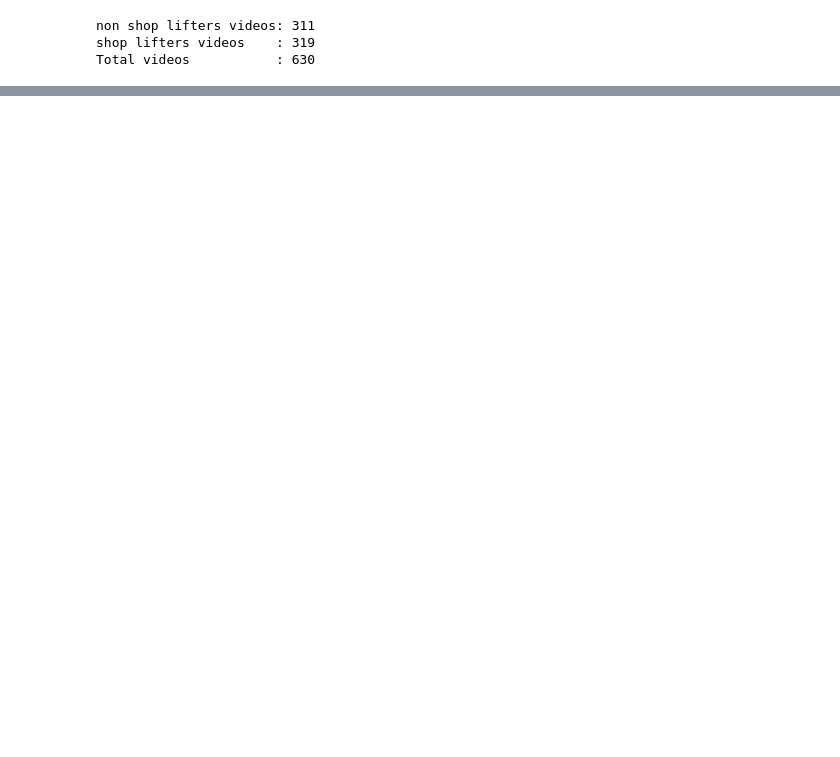
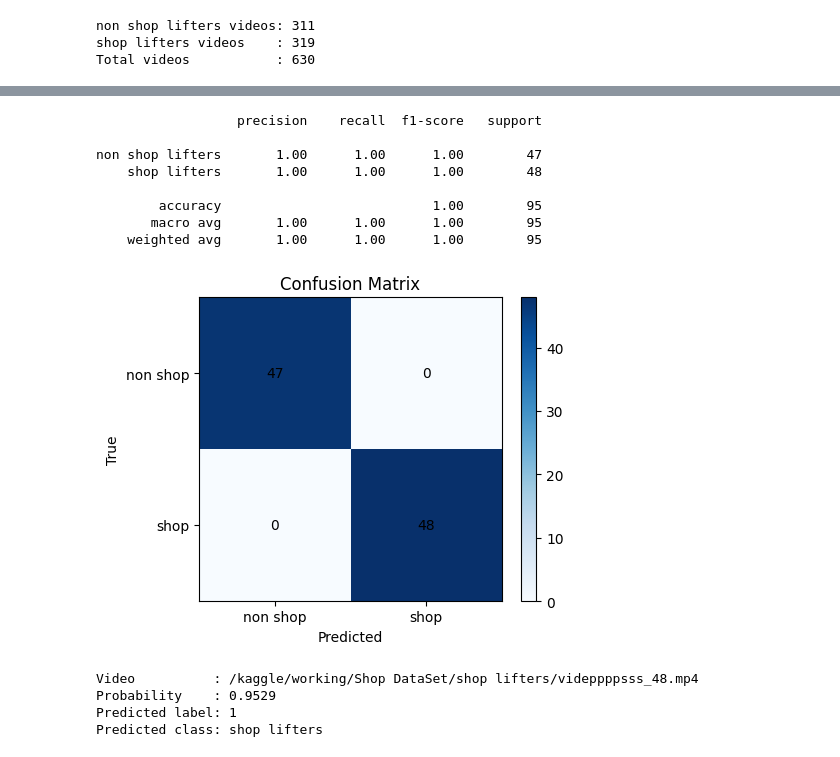
Before and after one commit to mohamedhazem889/Shoplifting-Classification, a Jupyter notebook: pretrained.ipynb, the cells around one changed output, grey strips where cells are left out. Cells and saved outputs as stored; diff of their text form; code cells hidden in the pictures; blank space fills up the shorter version.

```diff
--- a/pretrained.ipynb
+++ b/pretrained.ipynb
@@ -742,0 +491,48 @@ Predicted class: non shop lifters
+# %%
+print(classification_report(all_labels.astype(int), all_preds,
+                             target_names=["non shop lifters", "shop lifters"]))
+
+cm = confusion_matrix(all_labels.astype(int), all_preds)
+plt.figure(figsize=(5, 4))
+plt.imshow(cm, cmap="Blues")
+plt.title("Confusion Matrix")
+plt.colorbar()
+plt.xticks([0, 1], ["non shop", "shop"])
+plt.yticks([0, 1], ["non shop", "shop"])
+for i in range(cm.shape[0]):
+    for j in range(cm.shape[1]):
+        plt.text(j, i, cm[i, j], ha="center", va="center", color="black")
+plt.xlabel("Predicted"); plt.ylabel("True")
+plt.tight_layout(); plt.show()
+# %% [output]
+                  precision    recall  f1-score   support
+
+non shop lifters       1.00      1.00      1.00        47
+    shop lifters       1.00      1.00      1.00        48
+
+        accuracy                           1.00        95
+       macro avg       1.00      1.00      1.00        95
+    weighted avg       1.00      1.00      1.00        95
+[figure, added]
+# %%
+def predict_single_video(model, video_path, seq_len=16, img_size=112, device=DEVICE):
+    model.eval()
+    video = preprocess_video(video_path, seq_len=seq_len, img_size=img_size, augment=False)
+    x     = torch.tensor(video).unsqueeze(0).to(device)   # (1, C, T, H, W)
+    with torch.no_grad():
+        prob = torch.sigmoid(model(x)).item()
+    label      = 1 if prob > 0.5 else 0
+    class_name = "shop lifters" if label == 1 else "non shop lifters"
+    return prob, label, class_name
+
+sample_video = test_df.iloc[0]["path"]
+prob, label, class_name = predict_single_video(model, sample_video)
+print("Video          :", sample_video)
+print("Probability    :", f"{prob:.4f}")
+print("Predicted label:", label)
+print("Predicted class:", class_name)
+# %% [output]
+Video          : /kaggle/working/Shop DataSet/shop lifters/videppppsss_48.mp4
+Probability    : 0.9529
+Predicted label: 1
+Predicted class: shop lifters
```
Also changed, not shown: parts of 56 cells of this notebook.
